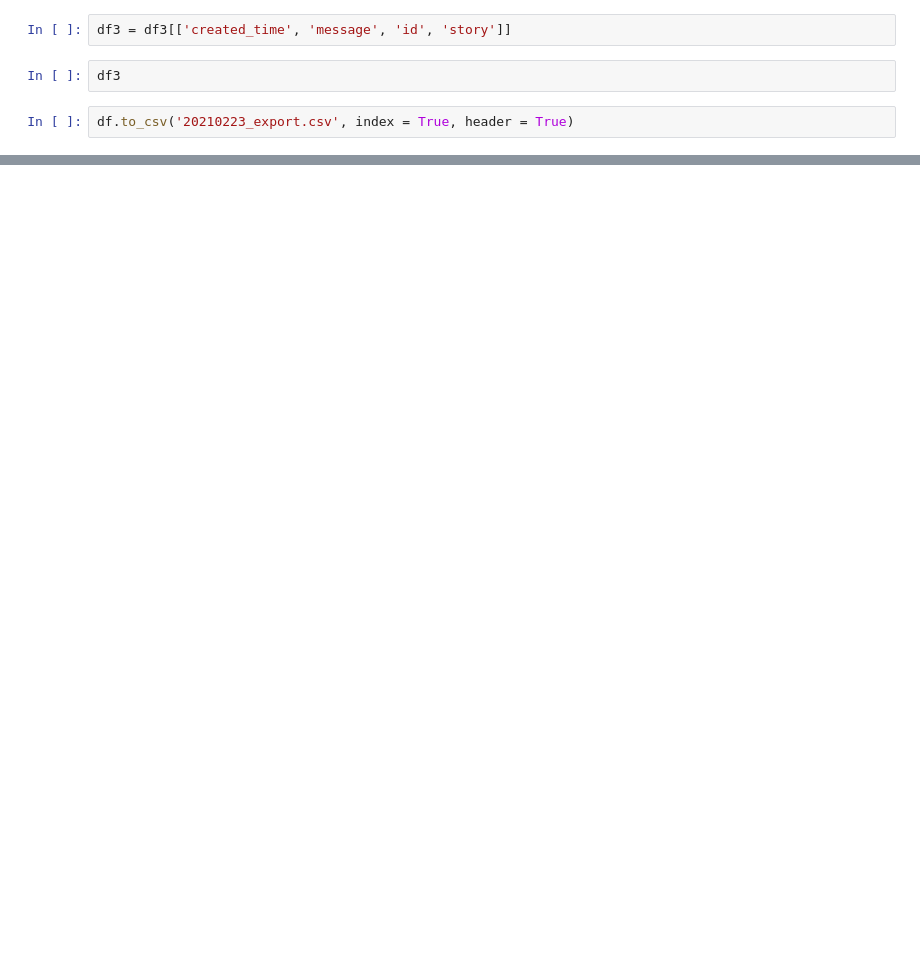
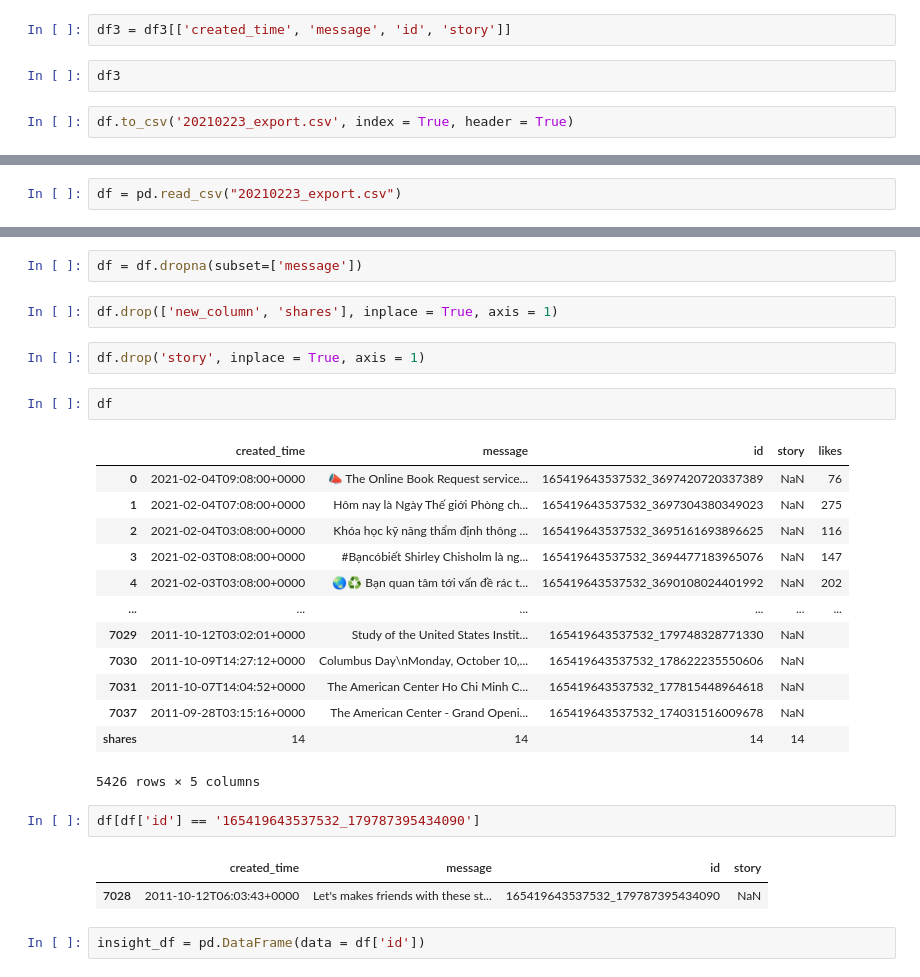
Before and after one commit to giatranhoang/usconsulate_insight, a Jupyter notebook: usconsulate_posts.ipynb, the cells around one changed output, grey strips where cells are left out. Cells and saved outputs as stored; diff of their text form; blank space fills up the shorter version.

```diff
--- a/usconsulate_posts.ipynb
+++ b/usconsulate_posts.ipynb
@@ -119,0 +119,2 @@ IllegalCharacterError:
+# %%
+df = pd.read_csv("20210223_export.csv")
@@ -119,0 +136,29 @@ IllegalCharacterError:
+# %%
+df = df.dropna(subset=['message'])
+# %%
+df.drop(['new_column', 'shares'], inplace = True, axis = 1)
+# %%
+df.drop('story', inplace = True, axis = 1)
+# %%
+df
+# %% [output]
+|  | created_time | message | id | story | likes |
+| 0 | 2021-02-04T09:08:00+0000 | 📣 The Online Book Request service... | 165419643537532_3697420720337389 | NaN | 76 |
+| 1 | 2021-02-04T07:08:00+0000 | Hôm nay là Ngày Thế giới Phòng ch... | 165419643537532_3697304380349023 | NaN | 275 |
+| 2 | 2021-02-04T03:08:00+0000 | Khóa học kỹ năng thẩm định thông ... | 165419643537532_3695161693896625 | NaN | 116 |
+| 3 | 2021-02-03T08:08:00+0000 | #Bạncóbiết Shirley Chisholm là ng... | 165419643537532_3694477183965076 | NaN | 147 |
+| 4 | 2021-02-03T03:08:00+0000 | 🌏♻️ Bạn quan tâm tới vấn đề rác t... | 165419643537532_3690108024401992 | NaN | 202 |
+| ... | ... | ... | ... | ... | ... |
+| 7029 | 2011-10-12T03:02:01+0000 | Study of the United States Instit... | 165419643537532_179748328771330 | NaN |  |
+| 7030 | 2011-10-09T14:27:12+0000 | Columbus Day\nMonday, October 10,... | 165419643537532_178622235550606 | NaN |  |
+| 7031 | 2011-10-07T14:04:52+0000 | The American Center Ho Chi Minh C... | 165419643537532_177815448964618 | NaN |  |
+| 7037 | 2011-09-28T03:15:16+0000 | The American Center - Grand Openi... | 165419643537532_174031516009678 | NaN |  |
+| shares | 14 | 14 | 14 | 14 |  |
+5426 rows × 5 columns
+# %%
+df[df['id'] == '165419643537532_179787395434090']
+# %% [output]
+|  | created_time | message | id | story |
+| 7028 | 2011-10-12T06:03:43+0000 | Let's makes friends with these st... | 165419643537532_179787395434090 | NaN |
+# %%
+insight_df = pd.DataFrame(data = df['id'])
```
Also changed, not shown: parts of 48 cells of this notebook, 4 other files.
